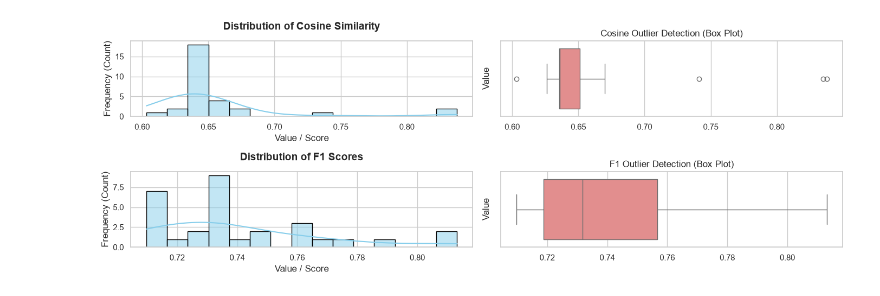
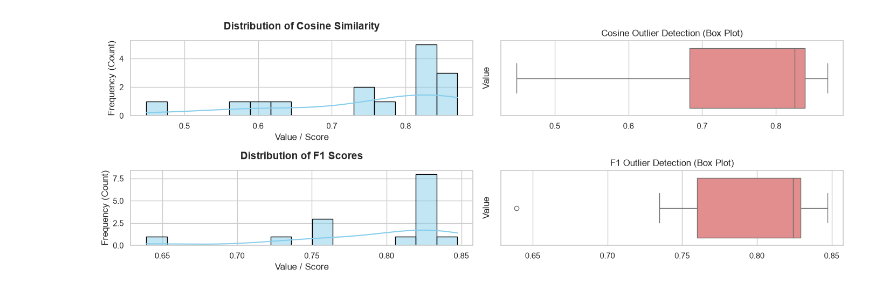
Before and after one commit to rishdass6/AgentErrorCompounding, a Jupyter notebook: code.ipynb, the cells around one changed output. Saved outputs shown, nothing was run; the diff lists cells and outputs as text; code cells hidden in the pictures.

```diff
--- a/code.ipynb
+++ b/code.ipynb
@@ -30,13 +32,14 @@ def ai_outputs(client, message, ai_type):
         case "chatgpt":
             response = client.chat.completions.create(
                 model="gpt-5.5",
-                max_tokens=500,
+                max_completion_tokens=8192,
                 reasoning_effort="medium",
                 messages=[
                     {"role": "user", "content": message}
                 ]
             )
 
+            #print(response.choices[0].message.content)
             return response.choices[0].message.content
 
         case "gemini":
@@ -104,6 +107,10 @@ def ai_test_trials(client, message, ground_truth, dataset: str, ai_type: str, nu
             tokenizer = AutoTokenizer.from_pretrained("microsoft/unixcoder-base")
             model = AutoModel.from_pretrained("microsoft/unixcoder-base")
 
+            from code_bert_score import BERTScorer
+
+            scorer_instance = BERTScorer(model_type="microsoft/unixcoder-base", lang="python")
+
             F1_array = []
             cosine_array = []
 
@@ -112,7 +119,7 @@ def ai_test_trials(client, message, ground_truth, dataset: str, ai_type: str, nu
 
                     prediction = ai_outputs(client, message, ai_type)
 
-                    result = code_vectorize_score(prediction, ground_truth, tokenizer, model, code_bert_score)
+                    result = code_vectorize_score(prediction, ground_truth, tokenizer, model, scorer_instance)
 
                     F1_array.append(result["BERTScore_F1"])
                     cosine_array.append(float(result["cosine_similarity"]))
@@ -272,41 +279,56 @@ def process_data(dataset_type, cosine_array=None, F1_array=None, MSE_array=None)
 # %%
 load_dotenv(override=True)
 
-api_key = os.getenv("ANTHROPIC_API_KEY")
+api_key = os.getenv("OPENAI_API_KEY")
 
 if not api_key:
-    raise ValueError("ANTHROPIC_API_KEY is missing from environment variables!")
+    raise ValueError("API_KEY is missing from environment variables!")
 
-client = anthropic.Anthropic(api_key=api_key)
+#client = anthropic.Anthropic(api_key=api_key)
 
-message = """
-    Analyze the story and finish the last sentence. Your response should only be
-    ONE sentence which is the final sentence that completes the story:
+client = OpenAI(api_key=api_key)
 
-    Example 1:
-    Ed got his first credit card.
-    He ate out eight times the first month he had it.
-    He also bought himself some new electronics.
-    He was shocked when he got his first bill.
-    He vowed he would be more careful in his spending.
 
-    Example 2:
-    Shawn was in his apartment.
-    He had the window open because it was a warm day.
-    Suddenly, someone stuck their hand in the window.
-    It was some kid who thought he was funny.
-    Shawn told him to go away.
+# message_text = """
+#     Analyze the story and finish the last sentence. Your response should only be
+#     ONE sentence which is the final sentence that completes the story:
 
-    Sherry hates basketball.
-    Sherry's boyfriend Tom loves basketball.
-    Sherry tries to learn more about basketball to make Tom happy.
-    For Tom's birthday she surprises him with tickets to a game.
+#     Sherry hates basketball.
+#     Sherry's boyfriend Tom loves basketball.
+#     Sherry tries to learn more about basketball to make Tom happy.
+#     For Tom's birthday she surprises him with tickets to a game.
+# """
+
+
+message_code = """
+Analyze the function signature and docstring, and provide a finished function.
+Your response should ONLY be the full completed function (not including the signature and docstring).
+
+def encode(message):
+    "
+    Write a function that takes a message, and encodes in such a
+    way that it swaps case of all letters, replaces all vowels in
+    the message with the letter that appears 2 places ahead of that
+    vowel in the english alphabet.
+    Assume only letters.
+
+    Examples:
+    >>> encode('test')
+    'TGST'
+    >>> encode('This is a message')
+    'tHKS KS C MGSSCGG'
+    "
 """
 
-ground_truth = "Sherry attends her first basketball game with Tom."
+ground_truth = """
+    vowels = "aeiouAEIOU"
+    vowels_replace = dict([(i, chr(ord(i) + 2)) for i in vowels])
+    message = message.swapcase()
+    return ''.join([vowels_replace[i] if i in vowels else i for i in message])
+"""
 
 
-result = ai_test_trials(client, message, ground_truth, "ROCStories", "claude", 30)
+result = ai_test_trials(client, message_code, ground_truth, "HumanEval", "chatgpt", 15)
 print(result["cosine_array"])
 process_data("ROCStories", result["cosine_array"], result["F1_array"])
 # %% [output]
@@ -331 +352 @@ Std Deviation:      0.0281
-[figure, old version]
+[figure, new version]
```
Also changed, not shown: parts of 2 cells of this notebook, 2 other files.
